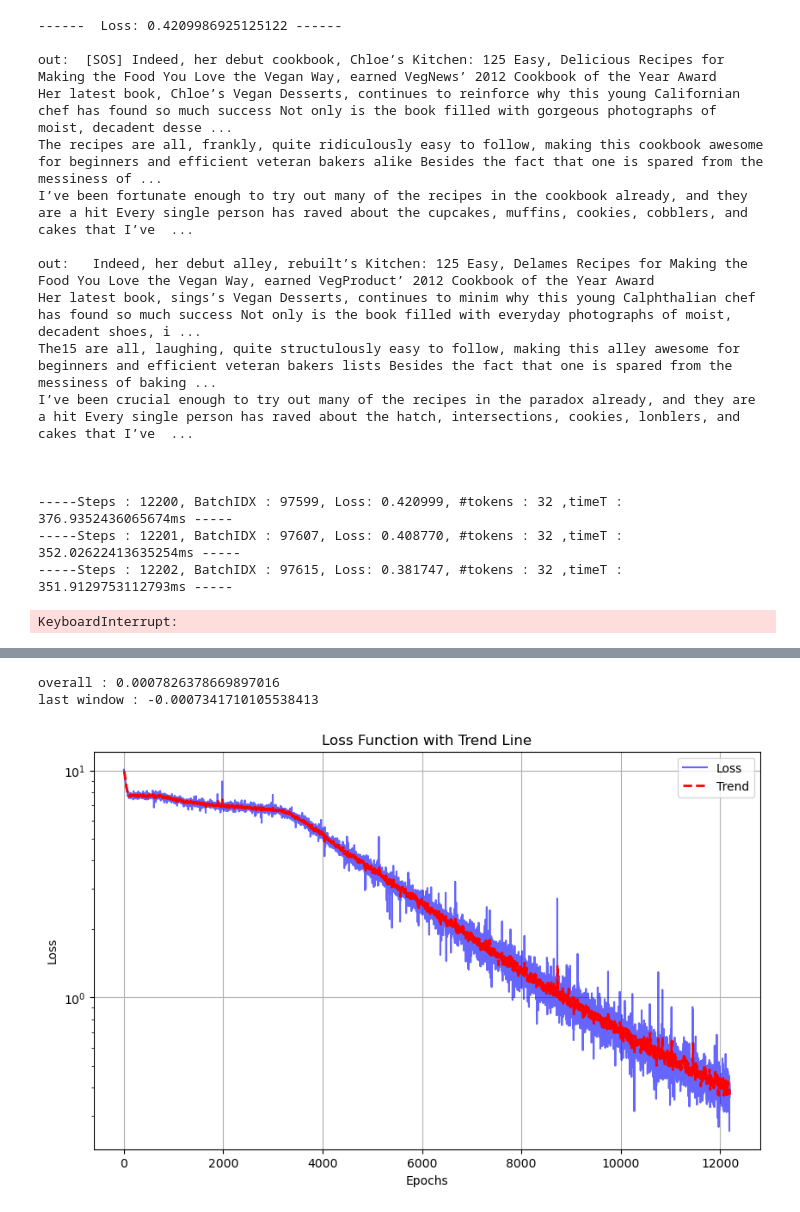
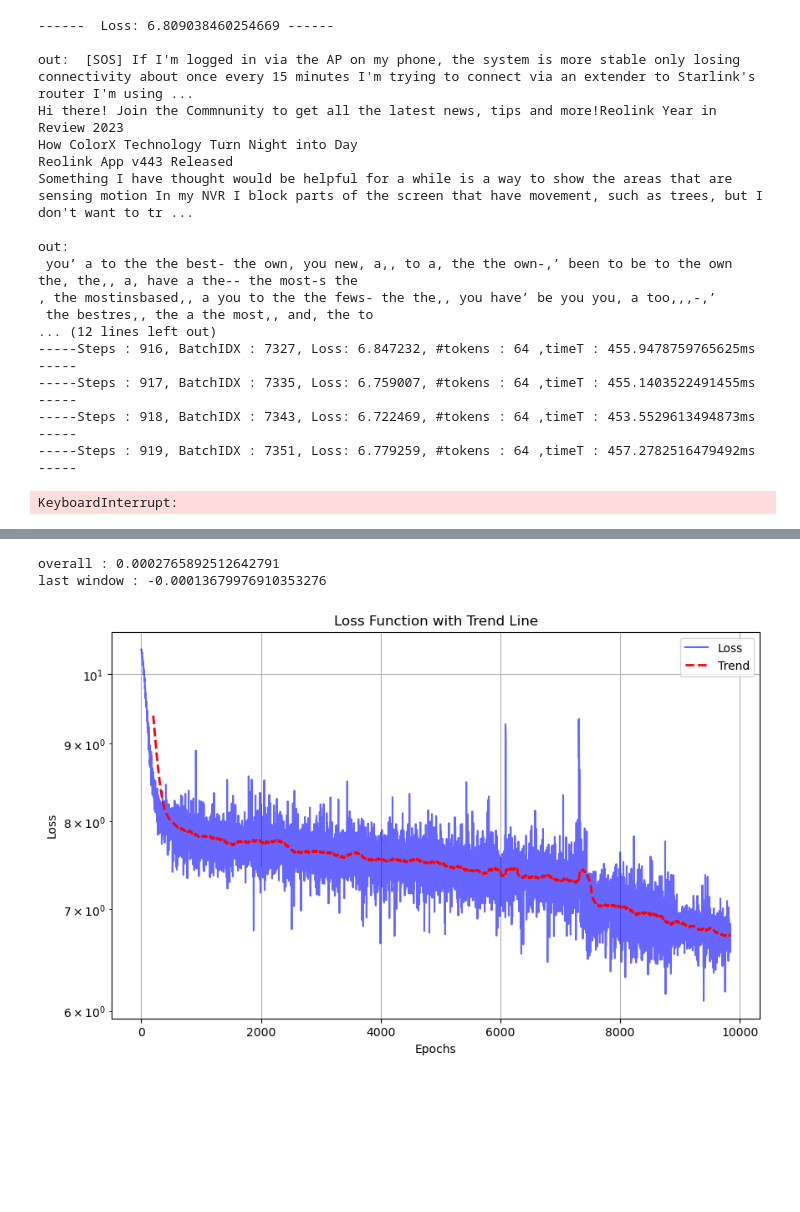
Before and after one commit to frost-head/miniGPT, a Jupyter notebook: train.ipynb, the cells around one changed output, grey strips where cells are left out. Cells and saved outputs as stored; diff of their text form; code cells hidden in the pictures; blank space fills up the shorter version.

```diff
--- a/train.ipynb
+++ b/train.ipynb
@@ -54,7 +55,7 @@ def initialize_weights(m):
 fmodel.apply(initialize_weights)
 
 
-# state_dict = torch.load('./checkpoints/model_weightsBPE6.pth')
-# new_state_dict = {k.replace('_orig_mod.', ''): v for k, v in state_dict.items()}
-# fmodel.load_state_dict(new_state_dict, strict=False)
+state_dict = torch.load('./checkpoints/model_weightsBPE6.pth')
+new_state_dict = {k.replace('_orig_mod.', ''): v for k, v in state_dict.items()}
+fmodel.load_state_dict(new_state_dict, strict=False)
 # %% [output]
@@ -235,8 +222,8 @@ class TransformerLRScheduler(torch.optim.lr_scheduler.LambdaLR):
         step = max(step, 1)  # To avoid division by zero
         return (self.d_model ** -0.5) * min(step ** -0.5, step * self.warmup_steps ** -1.5)
 # %%
-history = []
-# history = torch.load('checkpoints/history1.pth')
+# history = []
+history = torch.load('checkpoints/history1.pth')
 rloss = 0
 # %%
 loss_fn = nn.CrossEntropyLoss(ignore_index=0)
@@ -305,15 +292,8 @@ for epoch in range(4000):
     for batch_idx, a in enumerate(train_dataloader):
 
         a = a.to(torch.long).to('cuda')
-        # c = c.to(torch.long).to('cuda')
-        # b = b.to(torch.float).to('cuda')
-        # d = d.to(torch.float).to('cuda')
 
-        # print(a.shape, c.shape, d.shape)
-        # e = e.to(torch.float).to('cuda')
-
-
-        max_no_tokens = 2**5
+        max_no_tokens = 2**6
         # accumulation_steps2 = 1
         accumulation_steps = max_no_tokens//(modelArguments.max_batch_size)
 
@@ -394,23 +374,23 @@ for epoch in range(4000):
 
 #     hook.remove()
 # %% [output]
-------  Loss: 0.4209986925125122 ------
+------  Loss: 6.809038460254669 ------
 
-out:  [SOS] Indeed, her debut cookbook, Chloe’s Kitchen: 125 Easy, Delicious Recipes for Making the Food You Love the Vegan Way, earned VegNews’ 2012 Cookbook of the Year Award
-Her latest book, Chloe’s Vegan Desserts, continues to reinforce why this young Californian chef has found so much success Not only is the book filled with gorgeous photographs of moist, decadent desse ...
-The recipes are all, frankly, quite ridiculously easy to follow, making this cookbook awesome for beginners and efficient veteran bakers alike Besides the fact that one is spared from the messiness of ...
-I’ve been fortunate enough to try out many of the recipes in the cookbook already, and they are a hit Every single person has raved about the cupcakes, muffins, cookies, cobblers, and cakes that I’ve  ...
+out:  [SOS] If I'm logged in via the AP on my phone, the system is more stable only losing connectivity about once every 15 minutes I'm trying to connect via an extender to Starlink's router I'm using ...
+Hi there! Join the Commnunity to get all the latest news, tips and more!Reolink Year in Review 2023
+How ColorX Technology Turn Night into Day
+Reolink App v443 Released
+Something I have thought would be helpful for a while is a way to show the areas that are sensing motion In my NVR I block parts of the screen that have movement, such as trees, but I don't want to tr ...
 
-out:   Indeed, her debut alley, rebuilt’s Kitchen: 125 Easy, Delames Recipes for Making the Food You Love the Vegan Way, earned VegProduct’ 2012 Cookbook of the Year Award
-Her latest book, sings’s Vegan Desserts, continues to minim why this young Calphthalian chef has found so much success Not only is the book filled with everyday photographs of moist, decadent shoes, i ...
-The15 are all, laughing, quite structulously easy to follow, making this alley awesome for beginners and efficient veteran bakers lists Besides the fact that one is spared from the messiness of baking ...
-I’ve been crucial enough to try out many of the recipes in the paradox already, and they are a hit Every single person has raved about the hatch, intersections, cookies, lonblers, and cakes that I’ve  ...
-
-
-
------Steps : 12200, BatchIDX : 97599, Loss: 0.420999, #tokens : 32 ,timeT : 376.9352436065674ms -----
------Steps : 12201, BatchIDX : 97607, Loss: 0.408770, #tokens : 32 ,timeT : 352.02622413635254ms -----
------Steps : 12202, BatchIDX : 97615, Loss: 0.381747, #tokens : 32 ,timeT : 351.9129753112793ms -----
+out:
+ you’ a to the the best- the own, you new, a,, to a, the the own-,’ been to be to the own the, the,, a, have a the-- the most-s the
+, the mostinsbased,, a you to the the fews- the the,, you have’ be you you, a too,,,-,’
+ the bestres,, the a the most,, and, the to
+... (12 lines left out)
+-----Steps : 916, BatchIDX : 7327, Loss: 6.847232, #tokens : 64 ,timeT : 455.9478759765625ms -----
+-----Steps : 917, BatchIDX : 7335, Loss: 6.759007, #tokens : 64 ,timeT : 455.1403522491455ms -----
+-----Steps : 918, BatchIDX : 7343, Loss: 6.722469, #tokens : 64 ,timeT : 453.5529613494873ms -----
+-----Steps : 919, BatchIDX : 7351, Loss: 6.779259, #tokens : 64 ,timeT : 457.2782516479492ms -----
 KeyboardInterrupt:
 # %%
 se[0], e[0]
@@ -439,10 +419,10 @@ torch.save(history, 'checkpoints/history1.pth')
 # %%
 # plt.plot(history[3920:])
 # plt.yscale('log')
 # plt.show()
 # history = torch.load('checkpoints/history1.pth')
-plot_loss_with_trend(history[8:], window_size=10)
+plot_loss_with_trend(history[8:], window_size=200)
 # %% [output]
-overall : 0.0007826378669897016
-last window : -0.0007341710105538413
+overall : 0.0002765892512642791
+last window : -0.00013679976910353276
-[figure, old version]
+[figure, new version]
```
Also changed, not shown: parts of 8 cells of this notebook, 3 other files.
